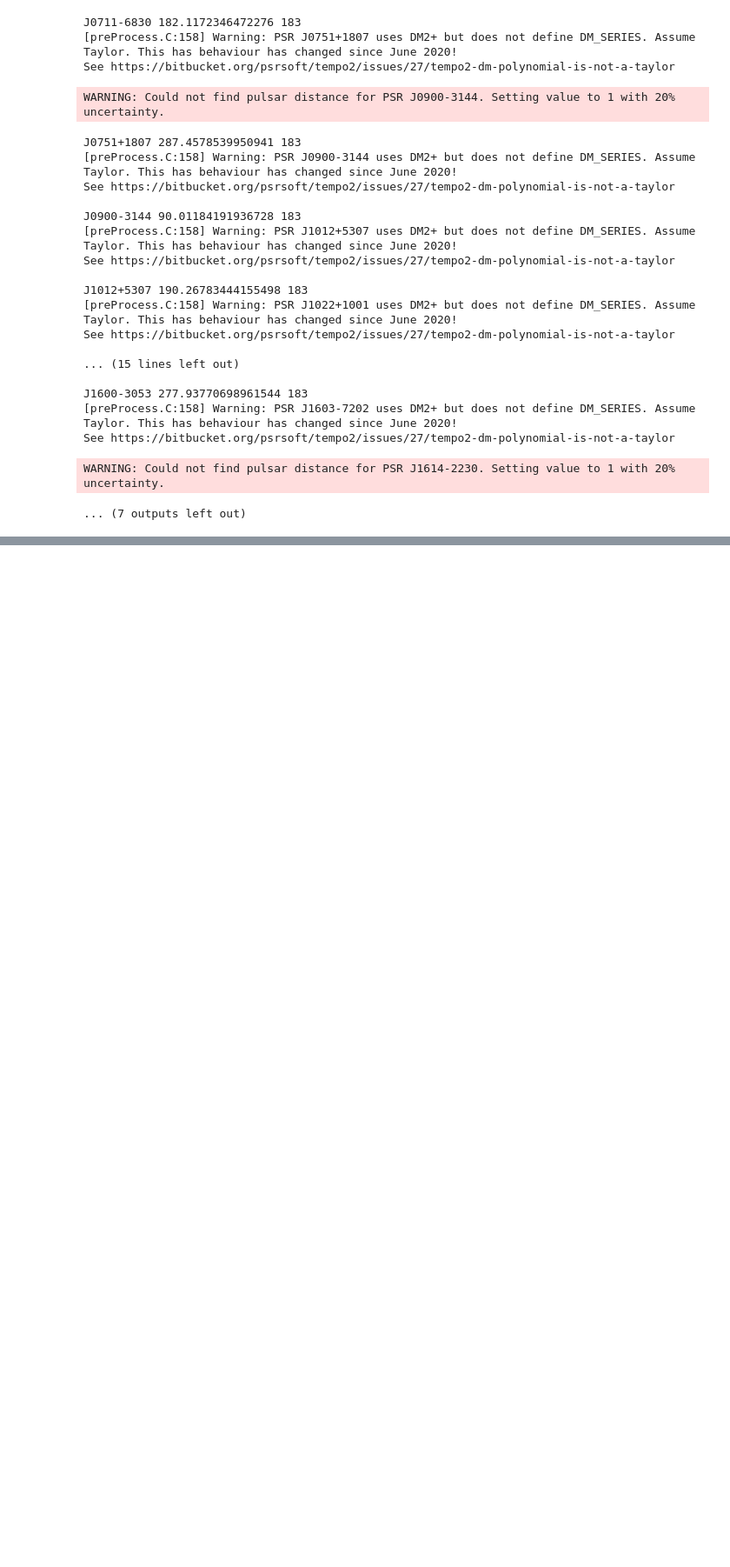
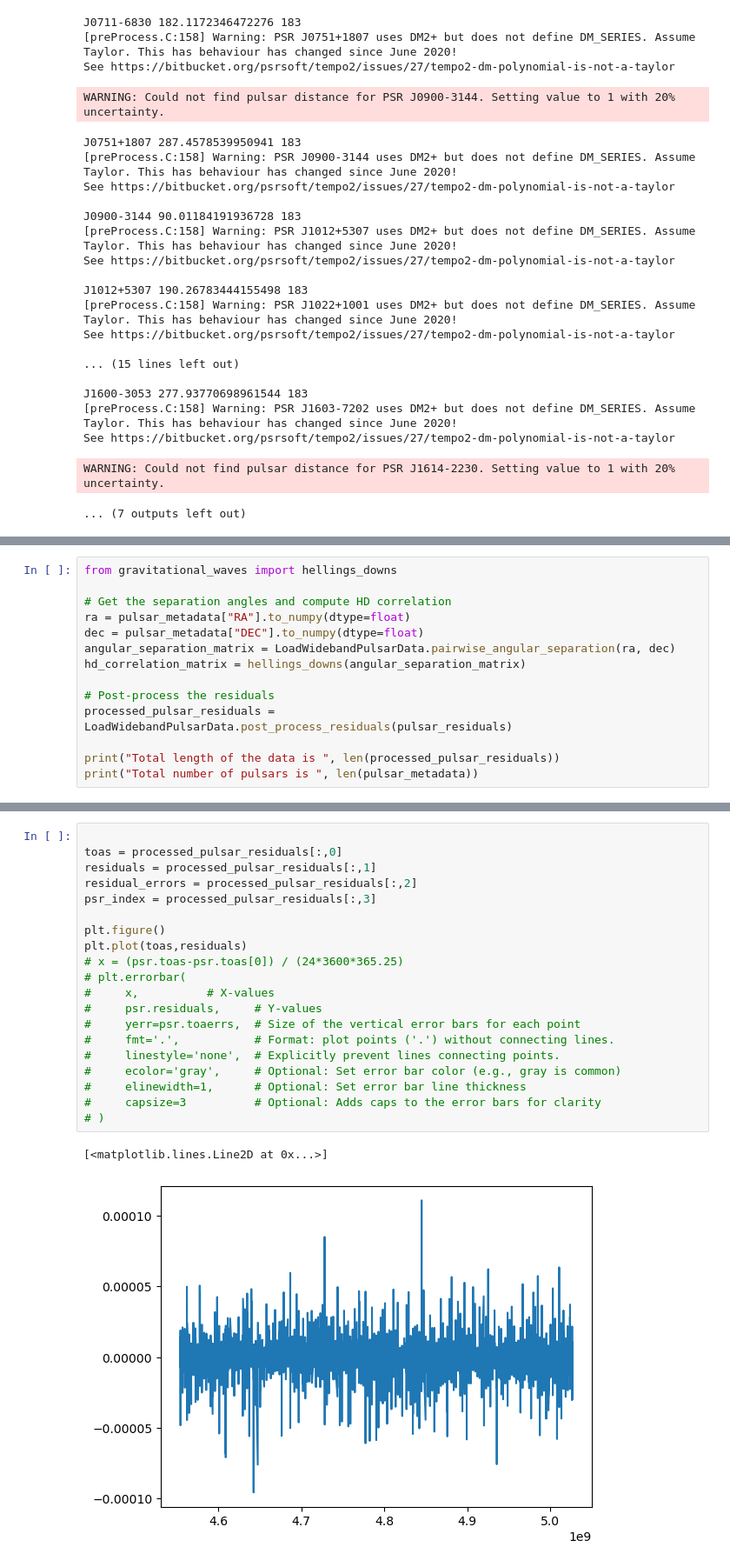
Before and after one commit to tomkimpson/Argus, a Jupyter notebook: notebooks/02e.loading_mock_data_with_argus.ipynb, the cells around one changed output, grey strips where cells are left out. Shown at 87% size. Drawn from its saved outputs; the diff is of its cells as text; blank space fills up the shorter version.

```diff
--- a/notebooks/02e.loading_mock_data_with_argus.ipynb
+++ b/notebooks/02e.loading_mock_data_with_argus.ipynb
@@ -354,0 +222,14 @@ Error:
+# %%
+from gravitational_waves import hellings_downs
+
+# Get the separation angles and compute HD correlation
+ra = pulsar_metadata["RA"].to_numpy(dtype=float)
+dec = pulsar_metadata["DEC"].to_numpy(dtype=float)
+angular_separation_matrix = LoadWidebandPulsarData.pairwise_angular_separation(ra, dec)
+hd_correlation_matrix = hellings_downs(angular_separation_matrix)
+
+# Post-process the residuals
+processed_pulsar_residuals = LoadWidebandPulsarData.post_process_residuals(pulsar_residuals)
+
+print("Total length of the data is ", len(processed_pulsar_residuals))
+print("Total number of pulsars is ", len(pulsar_metadata))
@@ -354,0 +265,23 @@ Error:
+# %%
+
+toas = processed_pulsar_residuals[:,0]
+residuals = processed_pulsar_residuals[:,1]
+residual_errors = processed_pulsar_residuals[:,2]
+psr_index = processed_pulsar_residuals[:,3]
+
+plt.figure()
+plt.plot(toas,residuals)
+# x = (psr.toas-psr.toas[0]) / (24*3600*365.25)
+# plt.errorbar(
+#     x,          # X-values
+#     psr.residuals,     # Y-values
+#     yerr=psr.toaerrs,  # Size of the vertical error bars for each point
+#     fmt='.',           # Format: plot points ('.') without connecting lines.
+#     linestyle='none',  # Explicitly prevent lines connecting points.
+#     ecolor='gray',     # Optional: Set error bar color (e.g., gray is common)
+#     elinewidth=1,      # Optional: Set error bar line thickness
+#     capsize=3          # Optional: Adds caps to the error bars for clarity
+# )
+# %% [output]
+[<matplotlib.lines.Line2D at 0x...>]
+[figure, added]
```
Also changed, not shown: parts of 40 cells of this notebook, 5 other files.
